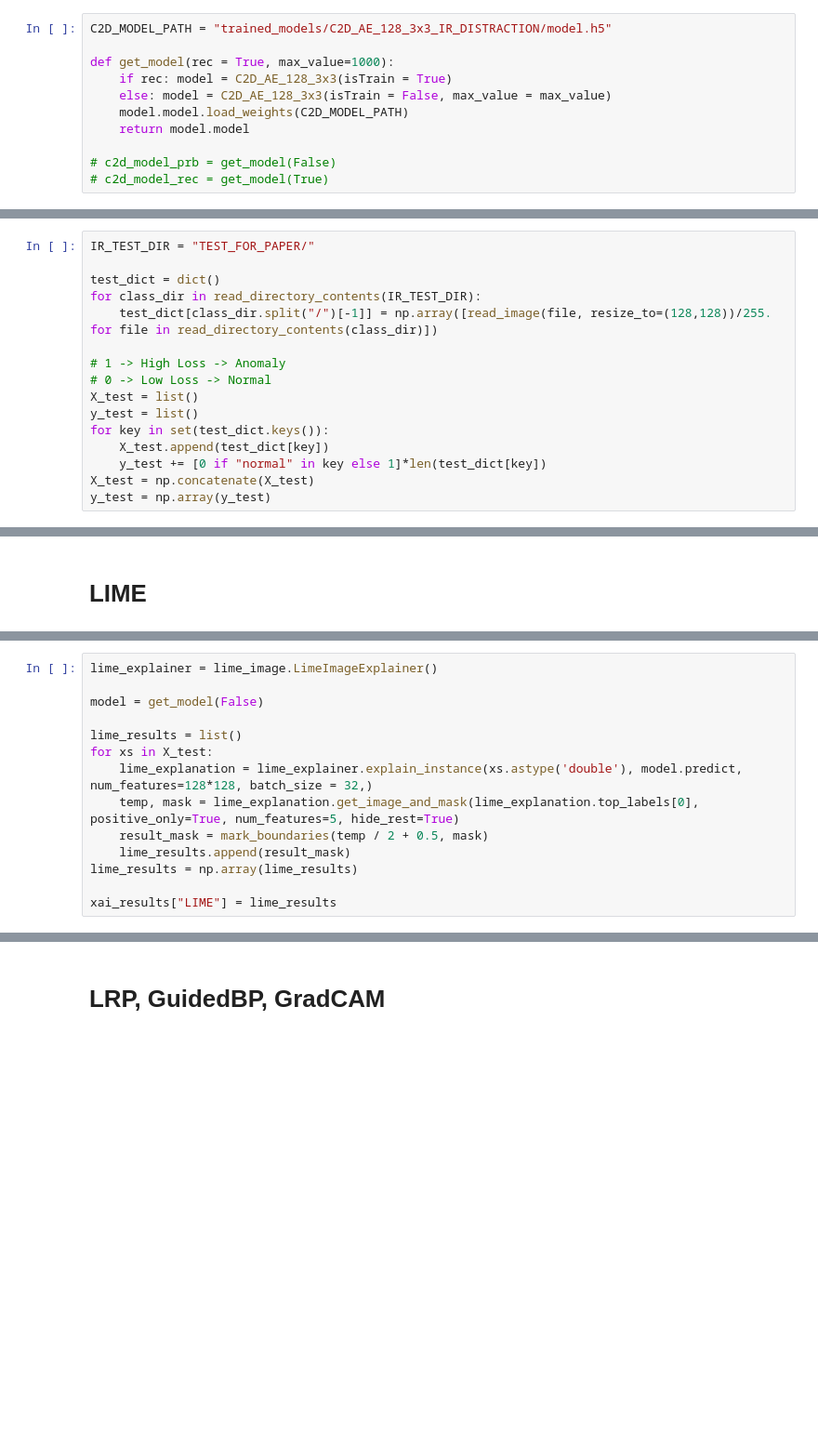
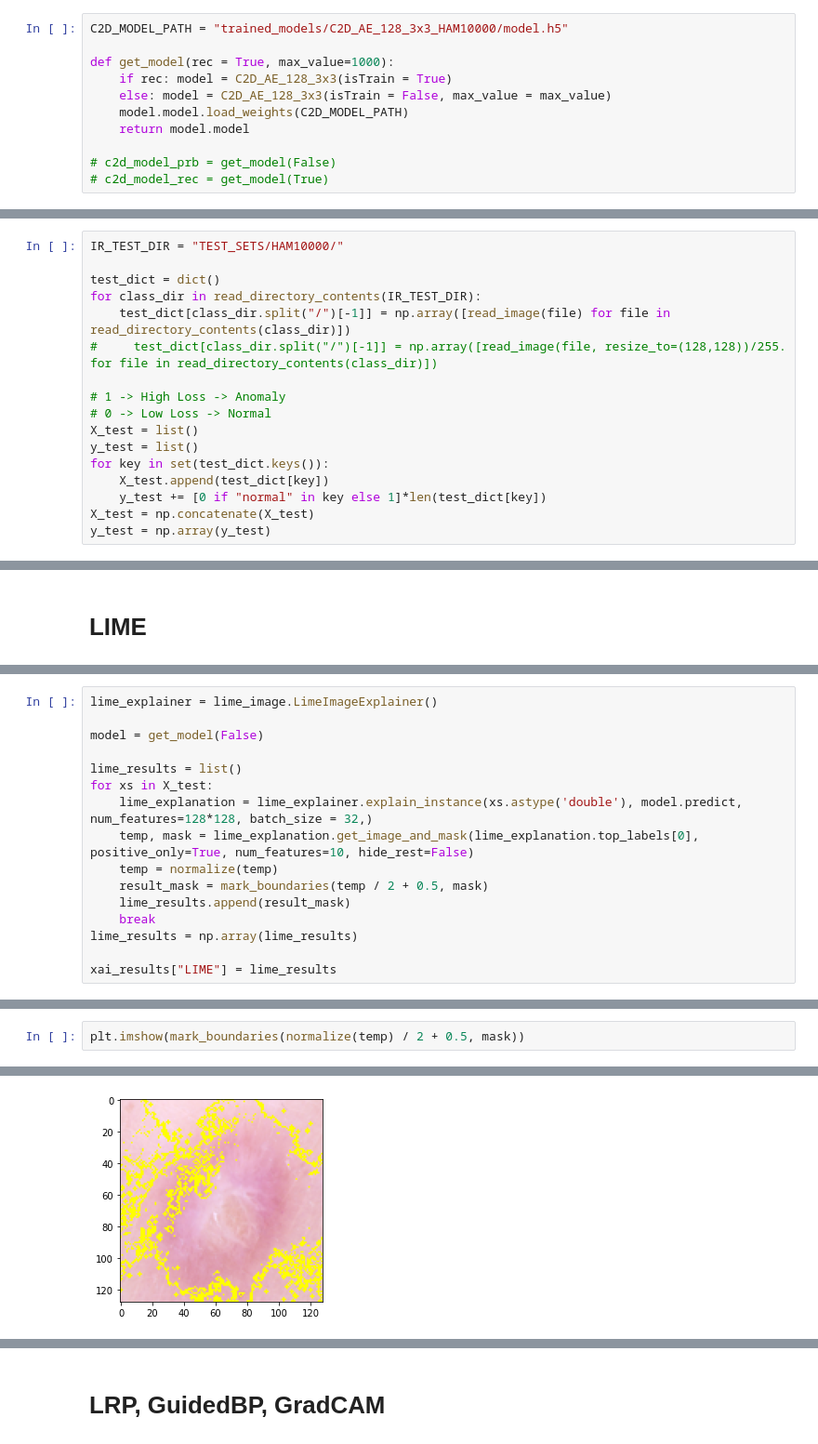
Before and after one commit to ambareeshravi/AD_AE_XAI, a Jupyter notebook: XAI_main.ipynb, the cells around one changed output, grey strips where cells are left out. Shown at 93% size. Drawn from its saved outputs; the diff is of its cells as text; blank space fills up the shorter version.

Commit message:
bug fix and changes to _lime.py

```diff
--- a/XAI_main.ipynb
+++ b/XAI_main.ipynb
@@ -22,7 +25,7 @@ from keras_explain.guided_bp import GuidedBP
 # %% [markdown]
 # Model
 # %%
-C2D_MODEL_PATH = "trained_models/C2D_AE_128_3x3_IR_DISTRACTION/model.h5"
+C2D_MODEL_PATH = "trained_models/C2D_AE_128_3x3_HAM10000/model.h5"
 
 def get_model(rec = True, max_value=1000):
     if rec: model = C2D_AE_128_3x3(isTrain = True)
@@ -35,11 +38,12 @@ def get_model(rec = True, max_value=1000):
 # %% [markdown]
 # Data
 # %%
-IR_TEST_DIR = "TEST_FOR_PAPER/"
+IR_TEST_DIR = "TEST_SETS/HAM10000/"
 
 test_dict = dict()
 for class_dir in read_directory_contents(IR_TEST_DIR):
-    test_dict[class_dir.split("/")[-1]] = np.array([read_image(file, resize_to=(128,128))/255. for file in read_directory_contents(class_dir)])
+    test_dict[class_dir.split("/")[-1]] = np.array([read_image(file) for file in read_directory_contents(class_dir)])
+#     test_dict[class_dir.split("/")[-1]] = np.array([read_image(file, resize_to=(128,128))/255. for file in read_directory_contents(class_dir)])
 
 # 1 -> High Loss -> Anomaly
 # 0 -> Low Loss -> Normal
@@ -93,9 +107,11 @@ model = get_model(False)
 lime_results = list()
 for xs in X_test:
     lime_explanation = lime_explainer.explain_instance(xs.astype('double'), model.predict, num_features=128*128, batch_size = 32,)
-    temp, mask = lime_explanation.get_image_and_mask(lime_explanation.top_labels[0], positive_only=True, num_features=5, hide_rest=True)
+    temp, mask = lime_explanation.get_image_and_mask(lime_explanation.top_labels[0], positive_only=True, num_features=10, hide_rest=False)
+    temp = normalize(temp)
     result_mask = mark_boundaries(temp / 2 + 0.5, mask)
     lime_results.append(result_mask)
+    break
 lime_results = np.array(lime_results)
 
 xai_results["LIME"] = lime_results
@@ -104,0 +122,3 @@ WARNING:tensorflow:From /home/ambreesh/Documents/amb_venv/lib/python3.6/site-pac
+# %%
+plt.imshow(mark_boundaries(normalize(temp) / 2 + 0.5, mask))
+# %% [output]
@@ -104,0 +126 @@ WARNING:tensorflow:From /home/ambreesh/Documents/amb_venv/lib/python3.6/site-pac
+[figure, added]
```
Also changed, not shown: parts of 7 cells of this notebook, 1 other file.
